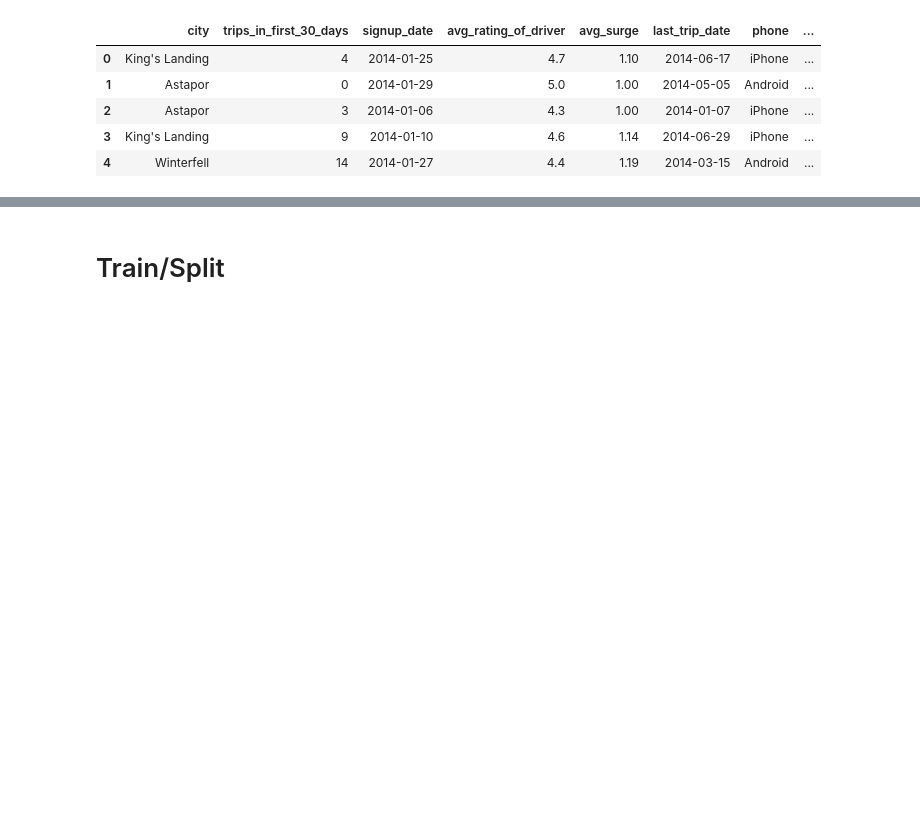
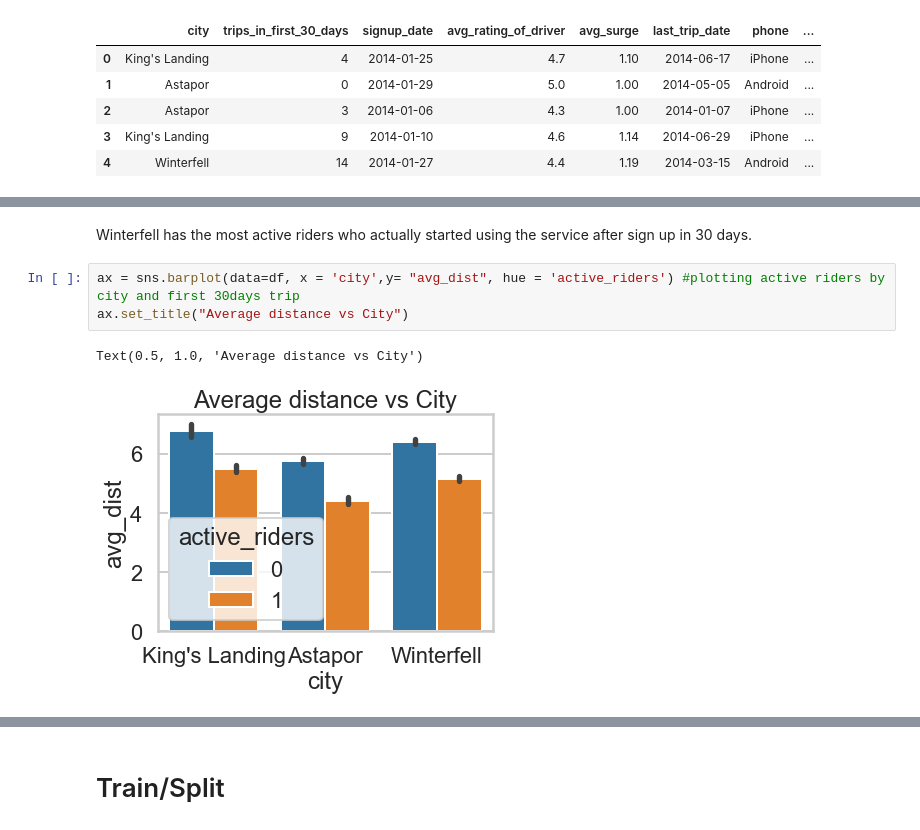
Before and after one commit to samokoye/Last-Springboard-Projects, a Jupyter notebook: ultimate_challenge/Ultimate Challenge Data Science.ipynb, the cells around one changed output, grey strips where cells are left out. Cells and saved outputs as stored; diff of their text form; blank space fills up the shorter version.

```diff
--- a/ultimate_challenge/Ultimate Challenge Data Science.ipynb
+++ b/ultimate_challenge/Ultimate Challenge Data Science.ipynb
@@ -493,0 +527,8 @@ let's
+# %% [markdown]
+Winterfell has the most active riders who actually started using the service after sign up in 30 days.
+# %%
+ax = sns.barplot(data=df, x = 'city',y= "avg_dist", hue = 'active_riders') #plotting active riders by city and first 30days trip
+ax.set_title("Average distance vs City")
+# %% [output]
+Text(0.5, 1.0, 'Average distance vs City')
+[figure, added]
```
Also changed, not shown: parts of 44 cells of this notebook.
